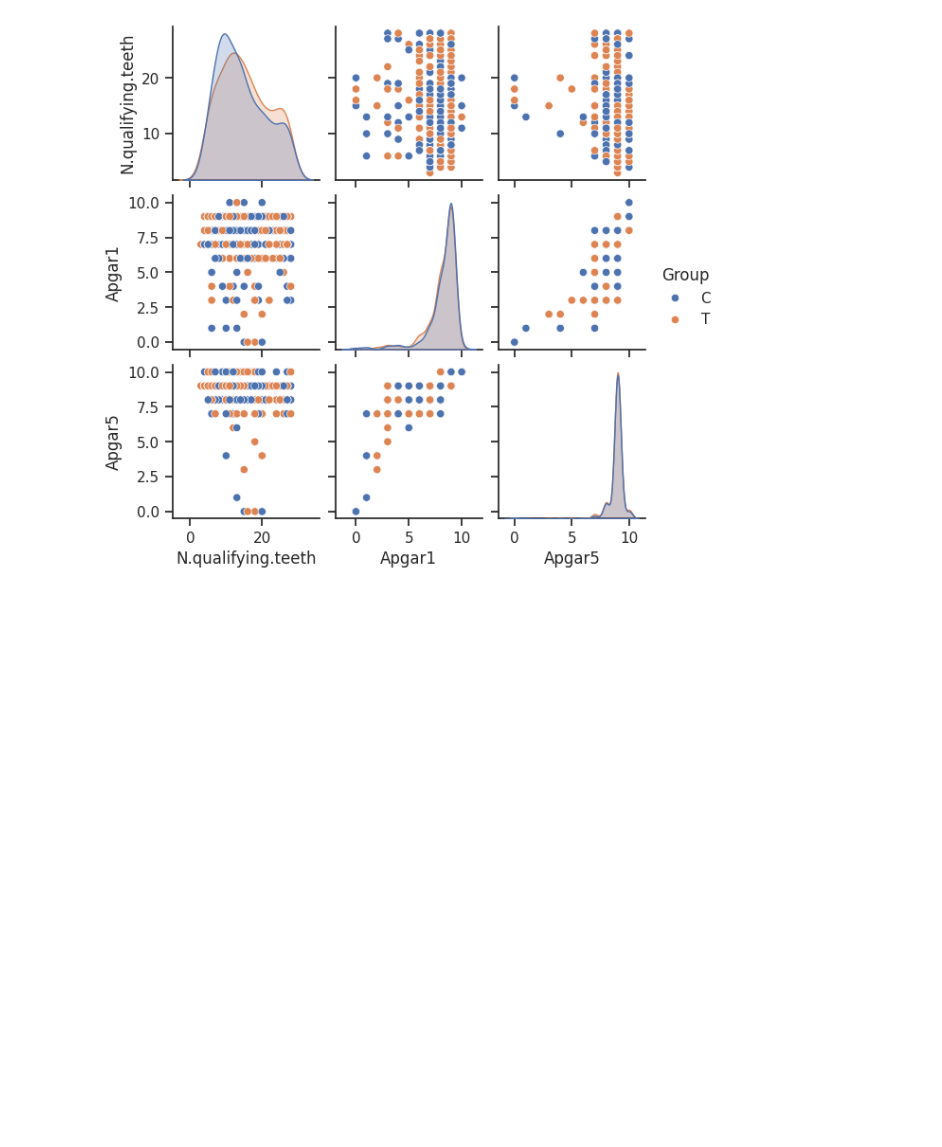
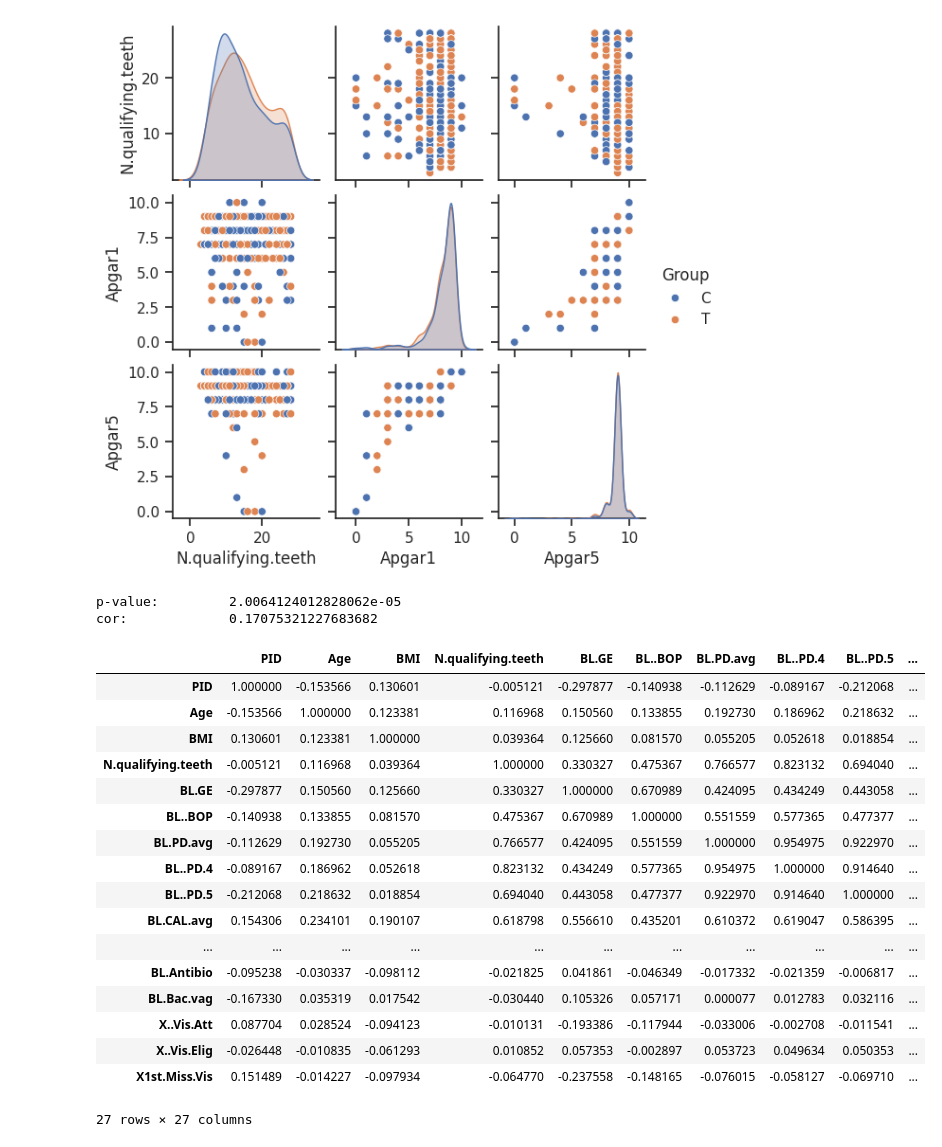
Before and after one commit to Vishnu714/EDA_BDS0327, a Jupyter notebook: 21BDS0327.ipynb, the cells around one changed output. Cells and saved outputs as stored; diff of their text form; code cells hidden in the pictures; blank space fills up the shorter version.

```diff
--- a/21BDS0327.ipynb
+++ b/21BDS0327.ipynb
@@ -589,3 +589,36 @@ sns.pairplot(df,height=2,vars = ['N.qualifying.teeth', 'Apgar1','Apgar5'], hue="
 plt.show()
 # %% [output]
 [figure]
+# %%
+from scipy import stats
+
+corr = stats.pearsonr(data["X..Vis.Att"], data["X..Vis.Elig"])
+print("p-value:\t", corr[1])
+print("cor:\t\t", corr[0])
+# %% [output]
+p-value:         2.0064124012828062e-05
+cor:             0.17075321227683682
+# %%
+# To find the correlation among the entire numerical records
+# the columns using pearson method
+correlation = numeric_df.corr(method='pearson', numeric_only=True)
+correlation
+# %% [output]
+|  | PID | Age | BMI | N.qualifying.teeth | BL.GE | BL..BOP | BL.PD.avg | BL..PD.4 | BL..PD.5 | ... |
+| PID | 1.000000 | -0.153566 | 0.130601 | -0.005121 | -0.297877 | -0.140938 | -0.112629 | -0.089167 | -0.212068 | ... |
+| Age | -0.153566 | 1.000000 | 0.123381 | 0.116968 | 0.150560 | 0.133855 | 0.192730 | 0.186962 | 0.218632 | ... |
+| BMI | 0.130601 | 0.123381 | 1.000000 | 0.039364 | 0.125660 | 0.081570 | 0.055205 | 0.052618 | 0.018854 | ... |
+| N.qualifying.teeth | -0.005121 | 0.116968 | 0.039364 | 1.000000 | 0.330327 | 0.475367 | 0.766577 | 0.823132 | 0.694040 | ... |
+| BL.GE | -0.297877 | 0.150560 | 0.125660 | 0.330327 | 1.000000 | 0.670989 | 0.424095 | 0.434249 | 0.443058 | ... |
+| BL..BOP | -0.140938 | 0.133855 | 0.081570 | 0.475367 | 0.670989 | 1.000000 | 0.551559 | 0.577365 | 0.477377 | ... |
+| BL.PD.avg | -0.112629 | 0.192730 | 0.055205 | 0.766577 | 0.424095 | 0.551559 | 1.000000 | 0.954975 | 0.922970 | ... |
+| BL..PD.4 | -0.089167 | 0.186962 | 0.052618 | 0.823132 | 0.434249 | 0.577365 | 0.954975 | 1.000000 | 0.914640 | ... |
+| BL..PD.5 | -0.212068 | 0.218632 | 0.018854 | 0.694040 | 0.443058 | 0.477377 | 0.922970 | 0.914640 | 1.000000 | ... |
+| BL.CAL.avg | 0.154306 | 0.234101 | 0.190107 | 0.618798 | 0.556610 | 0.435201 | 0.610372 | 0.619047 | 0.586395 | ... |
+| ... | ... | ... | ... | ... | ... | ... | ... | ... | ... | ... |
+| BL.Antibio | -0.095238 | -0.030337 | -0.098112 | -0.021825 | 0.041861 | -0.046349 | -0.017332 | -0.021359 | -0.006817 | ... |
+| BL.Bac.vag | -0.167330 | 0.035319 | 0.017542 | -0.030440 | 0.105326 | 0.057171 | 0.000077 | 0.012783 | 0.032116 | ... |
+| X..Vis.Att | 0.087704 | 0.028524 | -0.094123 | -0.010131 | -0.193386 | -0.117944 | -0.033006 | -0.002708 | -0.011541 | ... |
+| X..Vis.Elig | -0.026448 | -0.010835 | -0.061293 | 0.010852 | 0.057353 | -0.002897 | 0.053723 | 0.049634 | 0.050353 | ... |
+| X1st.Miss.Vis | 0.151489 | -0.014227 | -0.097934 | -0.064770 | -0.237558 | -0.148165 | -0.076015 | -0.058127 | -0.069710 | ... |
+27 rows × 27 columns
```
Also changed, not shown: parts of 1 cell of this notebook.
